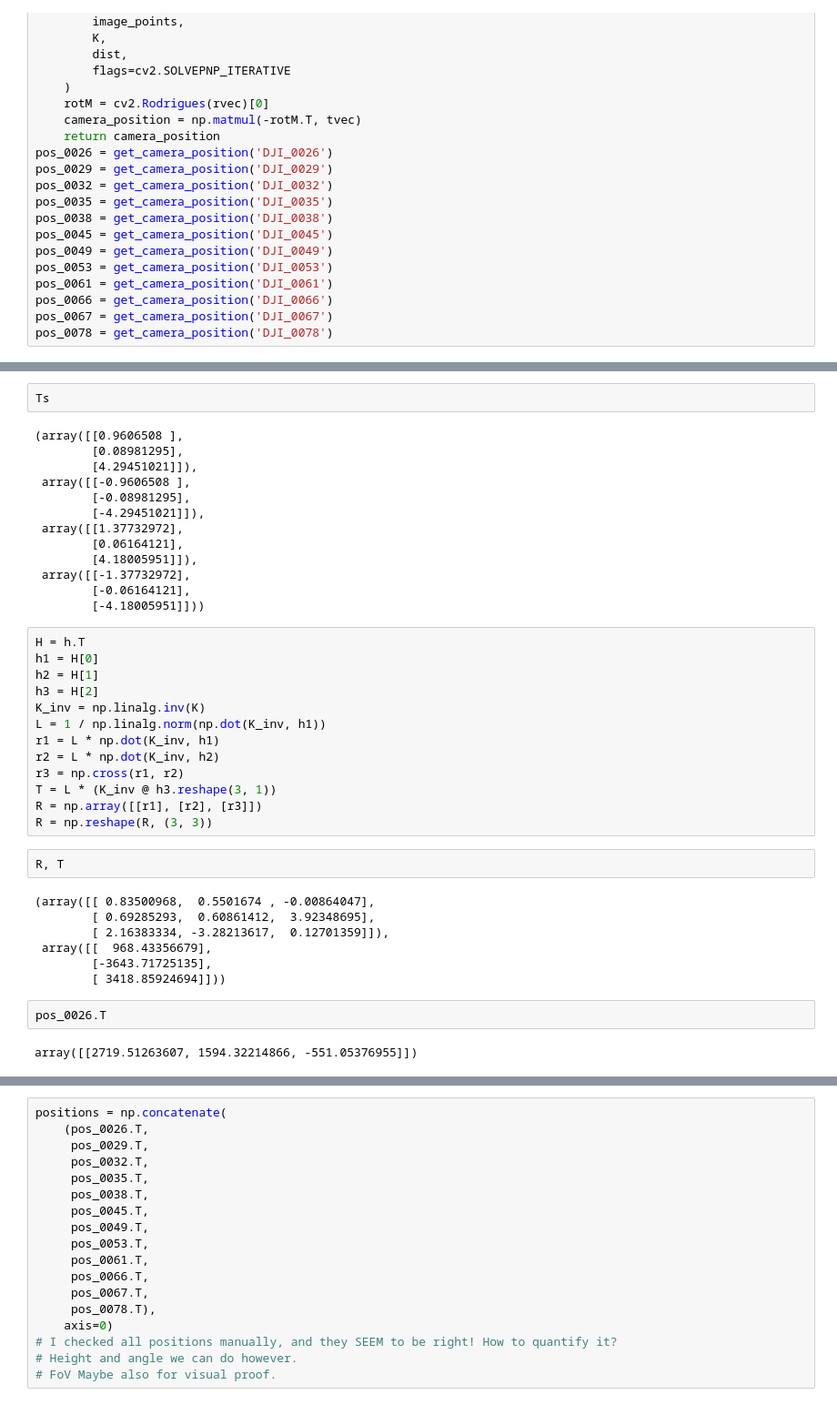
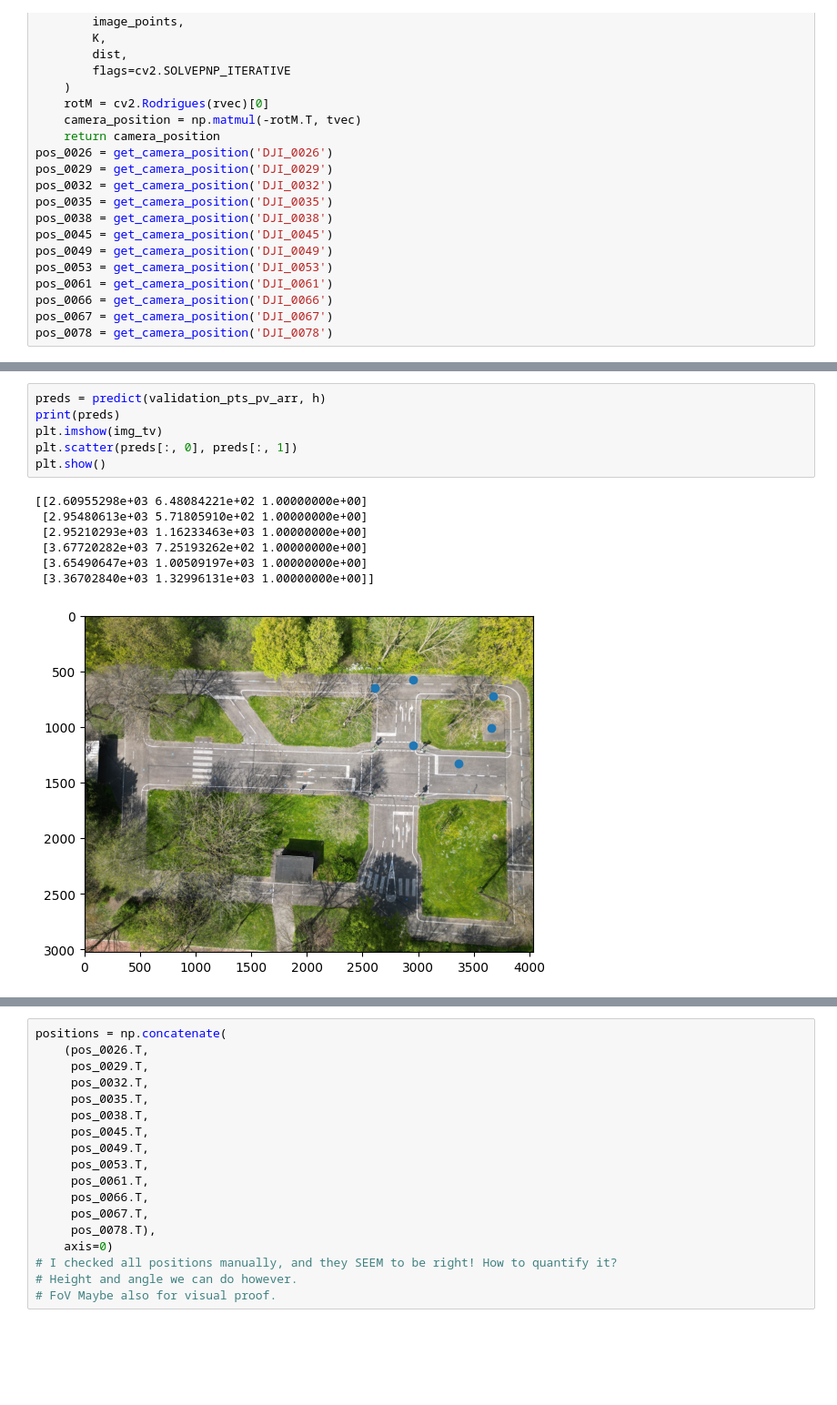
Before and after one commit to Sntz91/calibration-code, a Jupyter notebook: decomposition.ipynb, the cells around one changed output, grey strips where cells are left out. Shown at 91% size. Cells and saved outputs as stored; diff of their text form; blank space fills up the shorter version.

```diff
--- a/decomposition.ipynb
+++ b/decomposition.ipynb
@@ -85,41 +97,14 @@ num
-# %%
-Ts
-# %% [output]
-(array([[0.9606508 ],
-        [0.08981295],
-        [4.29451021]]),
- array([[-0.9606508 ],
-        [-0.08981295],
-        [-4.29451021]]),
- array([[1.37732972],
-        [0.06164121],
-        [4.18005951]]),
- array([[-1.37732972],
-        [-0.06164121],
-        [-4.18005951]]))
-# %%
-H = h.T
-h1 = H[0]
-h2 = H[1]
-h3 = H[2]
-K_inv = np.linalg.inv(K)
-L = 1 / np.linalg.norm(np.dot(K_inv, h1))
-r1 = L * np.dot(K_inv, h1)
-r2 = L * np.dot(K_inv, h2)
-r3 = np.cross(r1, r2)
-T = L * (K_inv @ h3.reshape(3, 1))
-R = np.array([[r1], [r2], [r3]])
-R = np.reshape(R, (3, 3))
-# %%
-R, T
-# %% [output]
-(array([[ 0.83500968,  0.5501674 , -0.00864047],
-        [ 0.69285293,  0.60861412,  3.92348695],
-        [ 2.16383334, -3.28213617,  0.12701359]]),
- array([[  968.43356679],
-        [-3643.71725135],
-        [ 3418.85924694]]))
-# %%
-pos_0026.T
-# %% [output]
-array([[2719.51263607, 1594.32214866, -551.05376955]])
+# %%
+preds = predict(validation_pts_pv_arr, h)
+print(preds)
+plt.imshow(img_tv)
+plt.scatter(preds[:, 0], preds[:, 1])
+plt.show()
+# %% [output]
+[[2.60955298e+03 6.48084221e+02 1.00000000e+00]
+ [2.95480613e+03 5.71805910e+02 1.00000000e+00]
+ [2.95210293e+03 1.16233463e+03 1.00000000e+00]
+ [3.67720282e+03 7.25193262e+02 1.00000000e+00]
+ [3.65490647e+03 1.00509197e+03 1.00000000e+00]
+ [3.36702840e+03 1.32996131e+03 1.00000000e+00]]
+[figure, added]
```
Also changed, not shown: parts of 24 cells of this notebook, 5 other files.
